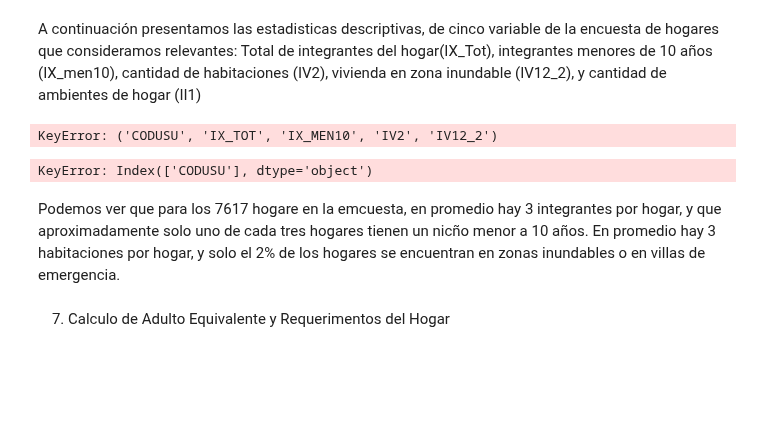
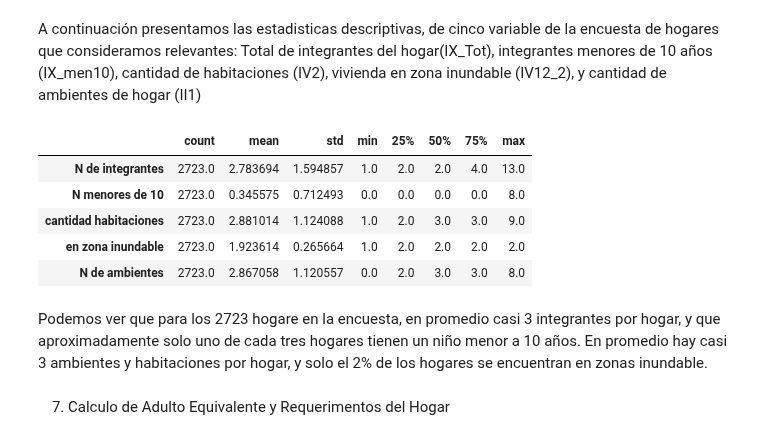
Before and after one commit to JuanDBarnes/BigData, a Jupyter notebook: TP3/Code/TP3_Barnes_Legaspe_Martin.ipynb, the cells around one changed output. Cells and saved outputs as stored; diff of their text form; code cells hidden in the pictures; blank space fills up the shorter version.

```diff
--- a/TP3/Code/TP3_Barnes_Legaspe_Martin.ipynb
+++ b/TP3/Code/TP3_Barnes_Legaspe_Martin.ipynb
@@ -190,21 +190,28 @@ missing_value_eph1
 6. Estadisticas descriptivas
 # %% [markdown]
 A continuación presentamos las estadisticas descriptivas, de cinco variable de la encuesta de hogares que consideramos relevantes: Total  de integrantes del hogar(IX_Tot), integrantes menores de 10 años (IX_men10), cantidad de habitaciones (IV2), vivienda en zona inundable (IV12_2), y cantidad de ambientes de hogar (II1)
-# %%
-# Varaibles de interes
-variables_interes = df['CODUSU','IX_TOT', 'IX_MEN10', 'IV2', 'IV12_2', 'II1']
-# %% [output]
-KeyError: ('CODUSU', 'IX_TOT', 'IX_MEN10', 'IV2', 'IV12_2')
 # %%
+# Varaibles de interes
+variables_interes = df[['CODUSU','IX_TOT', 'IX_MEN10', 'IV2', 'IV12_2', 'II1']]
+# Renombrar variables
+variables_interes = variables_interes.rename(columns={'IX_TOT':'N de integrantes', 'IX_MEN10':'N menores de 10', 'IV2':'cantidad habitaciones', 'IV12_2':'en zona inundable', 'II1':'N de ambientes'})
 
 # mantenemos solo una observacion por hogar
 variables_interes = variables_interes.drop_duplicates(subset=['CODUSU'], keep='first')
 # drop codusu
 variables_interes = variables_interes.drop(['CODUSU'], axis=1)
-# %% [output]
-KeyError: Index(['CODUSU'], dtype='object')
+# %%
+
+variables_interes.describe().transpose()
+# %% [output]
+|  | count | mean | std | min | 25% | 50% | 75% | max |
+| N de integrantes | 2723.0 | 2.783694 | 1.594857 | 1.0 | 2.0 | 2.0 | 4.0 | 13.0 |
+| N menores de 10 | 2723.0 | 0.345575 | 0.712493 | 0.0 | 0.0 | 0.0 | 0.0 | 8.0 |
+| cantidad habitaciones | 2723.0 | 2.881014 | 1.124088 | 1.0 | 2.0 | 3.0 | 3.0 | 9.0 |
+| en zona inundable | 2723.0 | 1.923614 | 0.265664 | 1.0 | 2.0 | 2.0 | 2.0 | 2.0 |
+| N de ambientes | 2723.0 | 2.867058 | 1.120557 | 0.0 | 2.0 | 3.0 | 3.0 | 8.0 |
 # %% [markdown]
-Podemos ver que para los 7617 hogare en la emcuesta, en promedio  hay 3 integrantes por hogar, y que aproximadamente solo uno de cada tres hogares tienen un nicño menor a 10 años. En promedio hay 3 habitaciones por hogar, y solo el 2% de los hogares se encuentran en zonas inundables o en villas de emergencia.
+Podemos ver que para los 2723 hogare en la encuesta, en promedio casi 3 integrantes por hogar, y que aproximadamente solo uno de cada tres hogares tienen un niño menor a 10 años. En promedio hay casi 3 ambientes y habitaciones por hogar, y solo el 2% de los hogares se encuentran en zonas inundable.
 # %% [markdown]
 7. Calculo de Adulto Equivalente y Requerimentos del Hogar
 # %%
```
